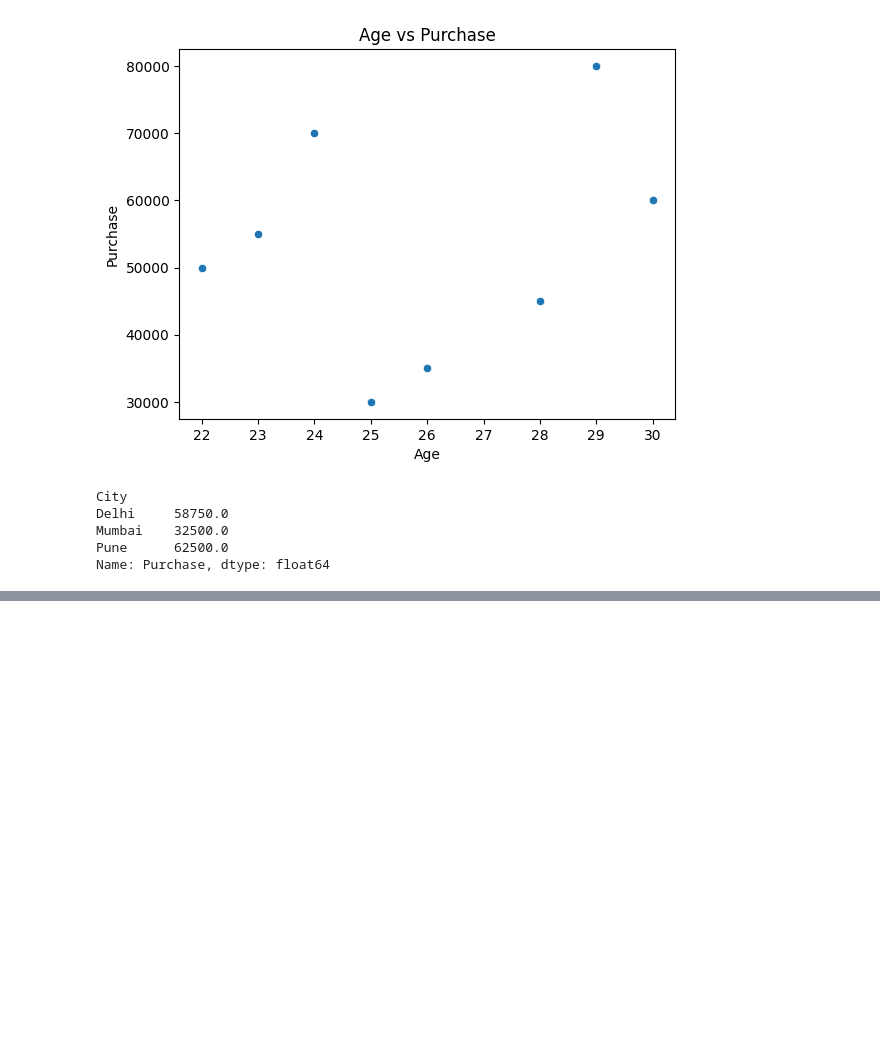
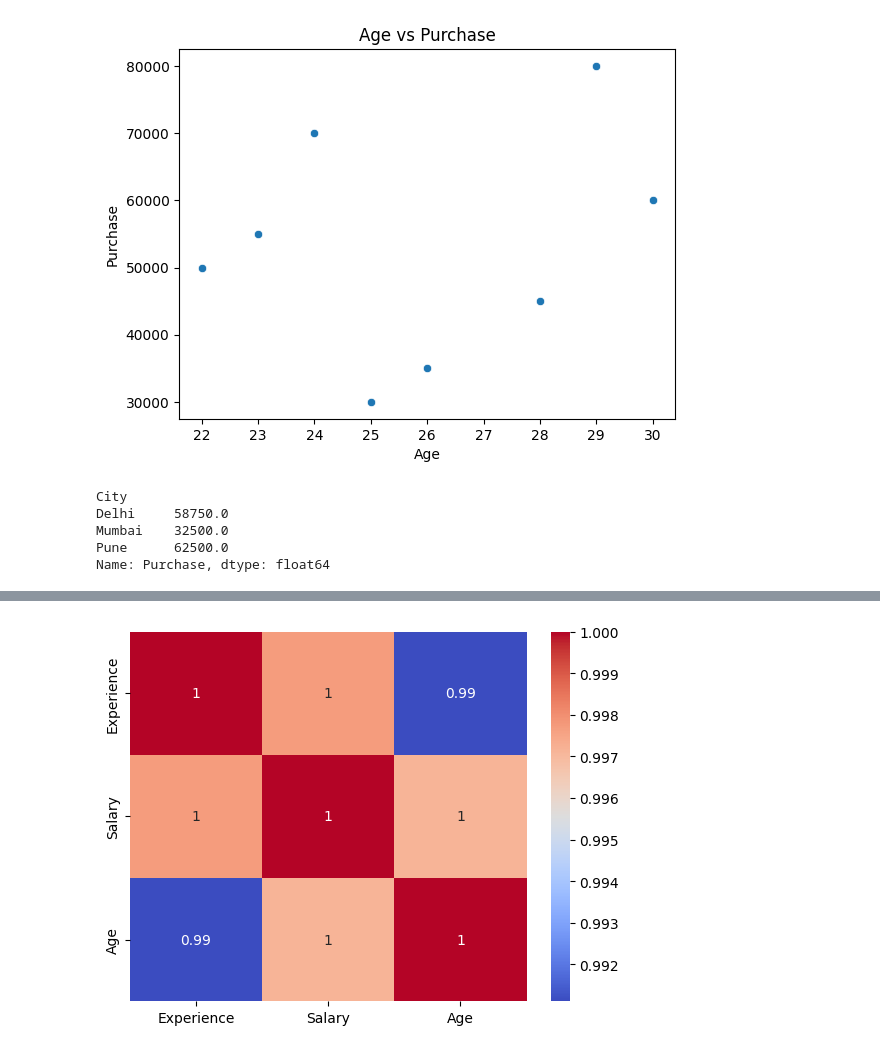
Before and after one commit to Prashantkumartalan43/Exercise, a Jupyter notebook: python_basics_week4.ipynb, the cells around one changed output, grey strips where cells are left out. Cells and saved outputs as stored; diff of their text form; code cells hidden in the pictures; blank space fills up the shorter version.

```diff
--- a/python_basics_week4.ipynb
+++ b/python_basics_week4.ipynb
@@ -563,0 +596,6 @@ Name: Purchase, dtype: float64
+# %%
+sns.heatmap(corr, annot=True, cmap="coolwarm")
+
+plt.show()
+# %% [output]
+[figure, added]
```
Also changed, not shown: parts of 13 cells of this notebook.
